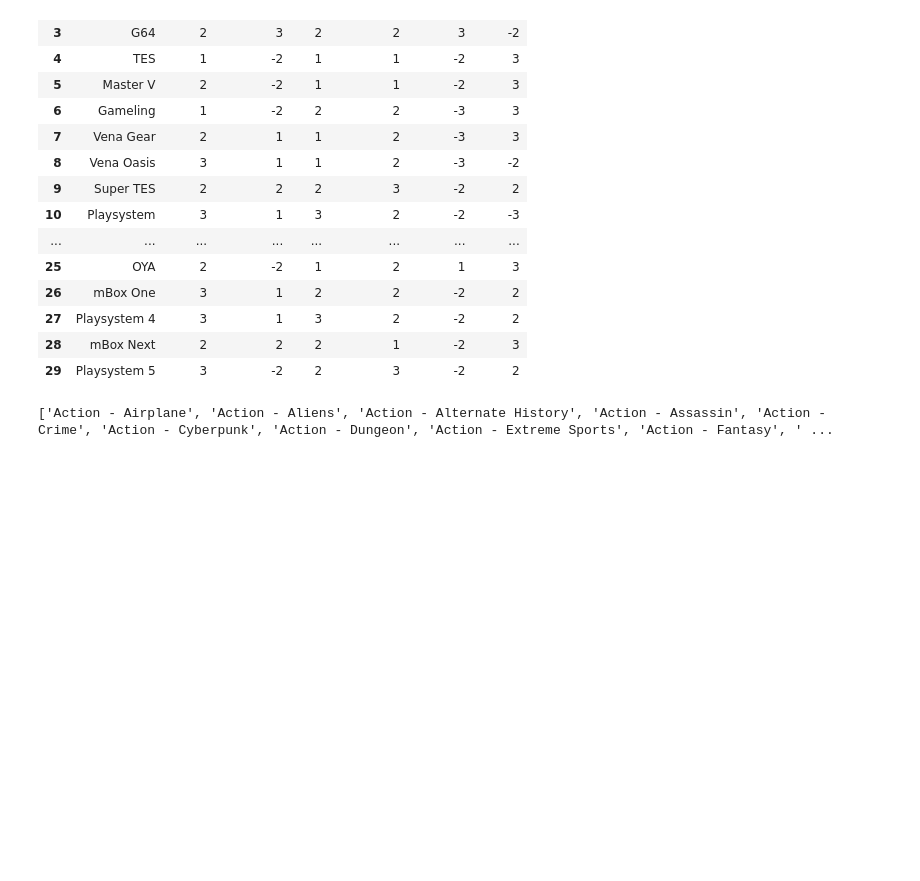
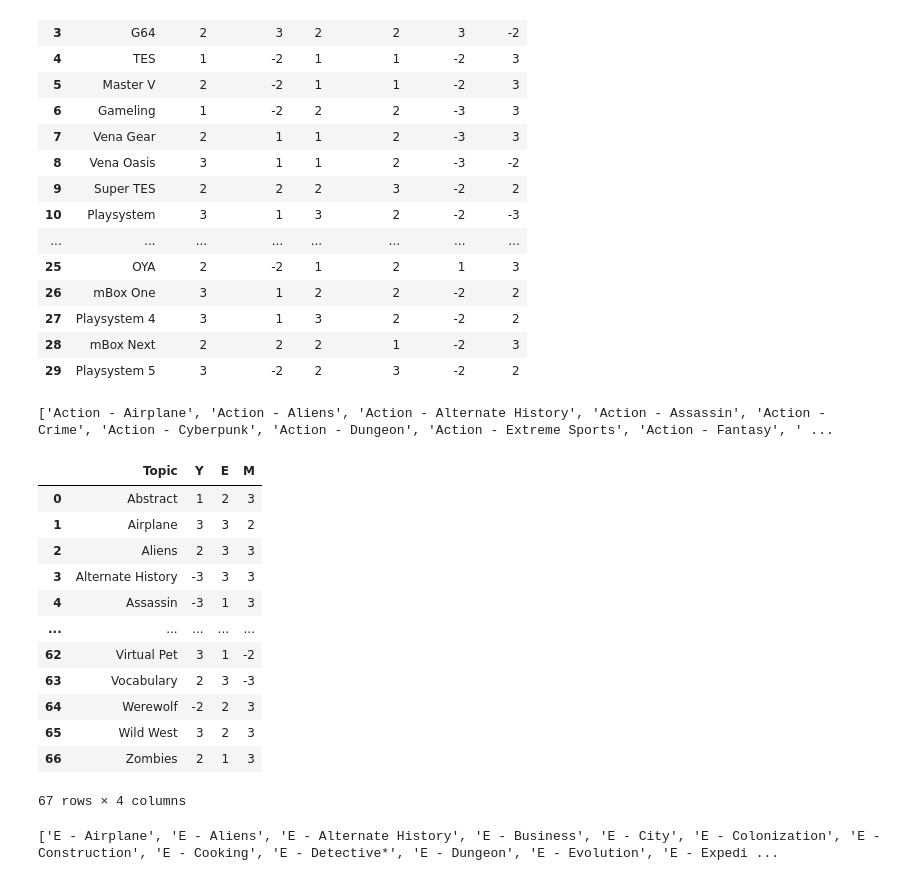
Before and after one commit to narz0001/Game-Release-Tool---Game-Dev-Tycoon-Steam, a Jupyter notebook: combination-picker.ipynb, the cells around one changed output. Saved outputs shown, nothing was run; the diff lists cells and outputs as text; code cells hidden in the pictures; blank space fills up the shorter version.

Commit message:
Added combinations for Topics and audience.

```diff
--- a/combination-picker.ipynb
+++ b/combination-picker.ipynb
@@ -258,2 +258,19 @@ print(combinations)
 # %% [output]
 ['Action - Airplane', 'Action - Aliens', 'Action - Alternate History', 'Action - Assassin', 'Action - Crime', 'Action - Cyberpunk', 'Action - Dungeon', 'Action - Extreme Sports', 'Action - Fantasy', ' ...
+# %%
+audience = audience.iloc[:,1:]
+audience
+# %% [output]
+|  | Topic | Y | E | M |
+| 0 | Abstract | 1 | 2 | 3 |
+| 1 | Airplane | 3 | 3 | 2 |
+| 2 | Aliens | 2 | 3 | 3 |
+| 3 | Alternate History | -3 | 3 | 3 |
+| 4 | Assassin | -3 | 1 | 3 |
+| ... | ... | ... | ... | ... |
+| 62 | Virtual Pet | 3 | 1 | -2 |
+| 63 | Vocabulary | 2 | 3 | -3 |
+| 64 | Werewolf | -2 | 2 | 3 |
+| 65 | Wild West | 3 | 2 | 3 |
+| 66 | Zombies | 2 | 1 | 3 |
+67 rows × 4 columns
@@ -259,0 +283,5 @@ print(combinations)
+# %%
+audience_combinations.sort()
+print(audience_combinations)
+# %% [output]
+['E - Airplane', 'E - Aliens', 'E - Alternate History', 'E - Business', 'E - City', 'E - Colonization', 'E - Construction', 'E - Cooking', 'E - Detective*', 'E - Dungeon', 'E - Evolution', 'E - Expedi ...
```
Also changed, not shown: parts of 2 cells of this notebook.
